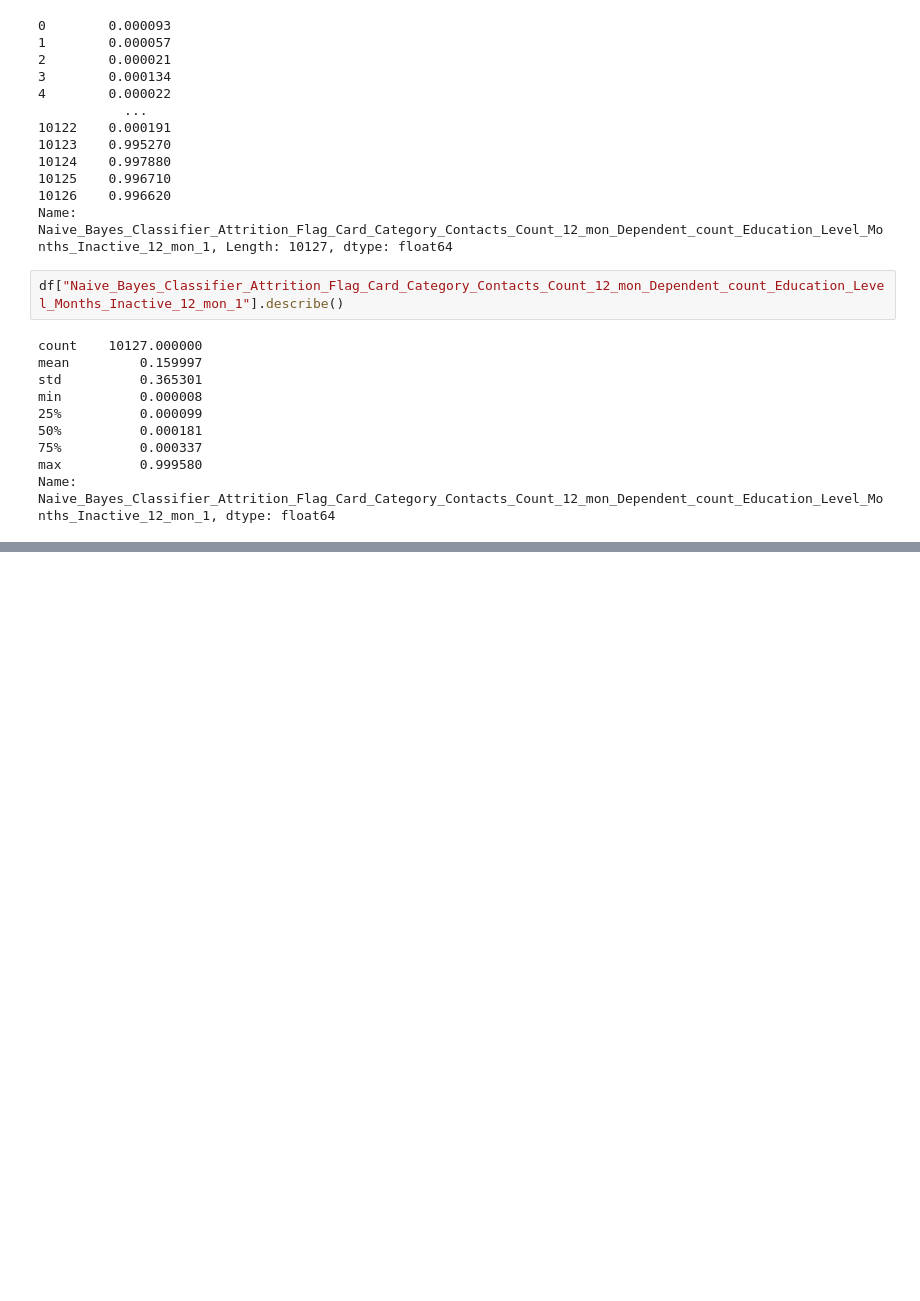
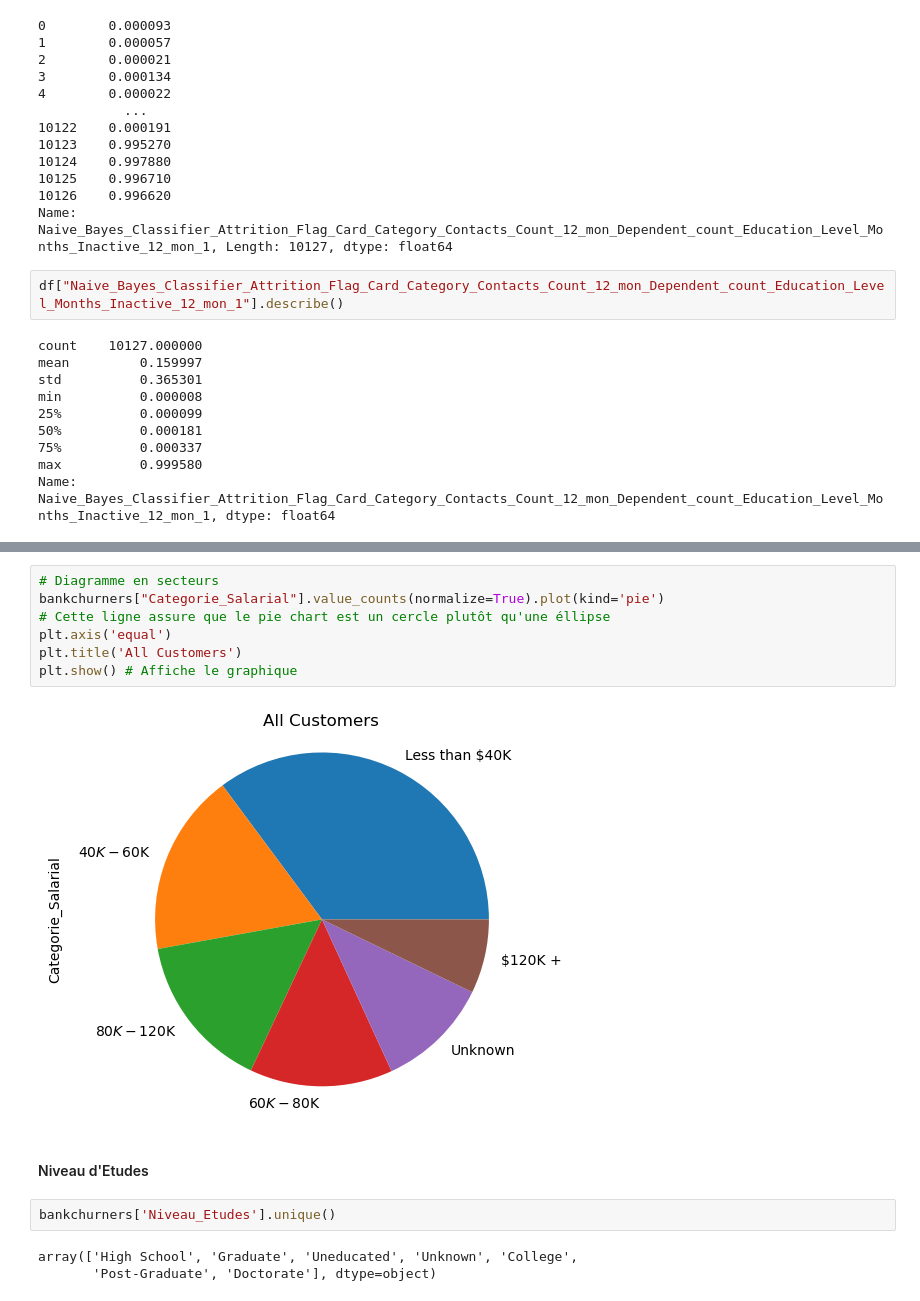
Before and after one commit to cyrio/data-analyst-bankchurners, a Jupyter notebook: BankChurners.ipynb, the cells around one changed output, grey strips where cells are left out. Saved outputs shown, nothing was run; the diff lists cells and outputs as text; blank space fills up the shorter version.

```diff
--- a/BankChurners.ipynb
+++ b/BankChurners.ipynb
@@ -182,0 +286,16 @@ df.describe()
+# %%
+# Diagramme en secteurs
+bankchurners["Categorie_Salarial"].value_counts(normalize=True).plot(kind='pie')
+# Cette ligne assure que le pie chart est un cercle plutôt qu'une éllipse
+plt.axis('equal')
+plt.title('All Customers')
+plt.show() # Affiche le graphique
+# %% [output]
+[figure, added]
+# %% [markdown]
+#### Niveau d'Etudes
+# %%
+bankchurners['Niveau_Etudes'].unique()
+# %% [output]
+array(['High School', 'Graduate', 'Uneducated', 'Unknown', 'College',
+       'Post-Graduate', 'Doctorate'], dtype=object)
```
Also changed, not shown: parts of 25 cells of this notebook, 1 other file.
